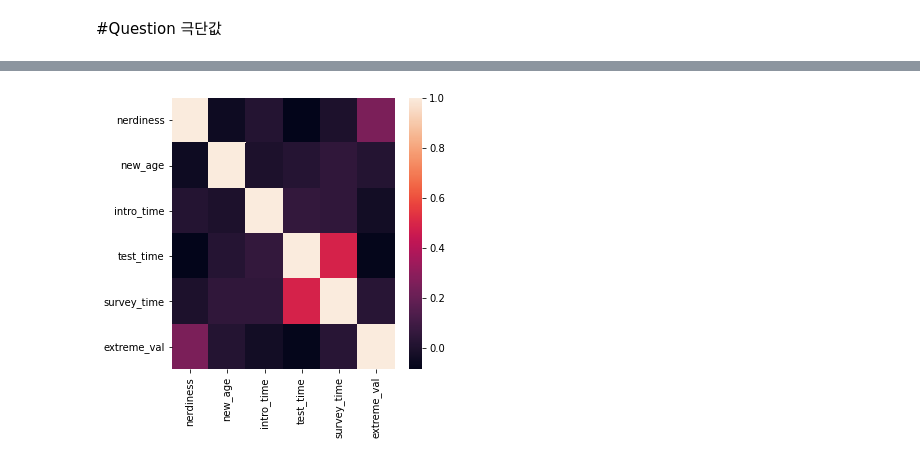
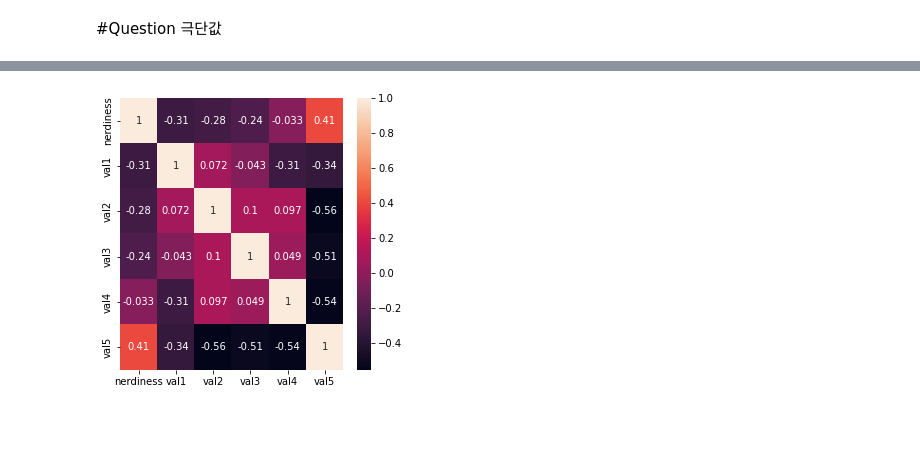
Before and after one commit to hwangsaeyeon/dacon, a Jupyter notebook: other_features.ipynb, the cells around one changed output, grey strips where cells are left out. Saved outputs shown, nothing was run; the diff lists cells and outputs as text; code cells hidden in the pictures; blank space fills up the shorter version.

```diff
--- a/other_features.ipynb
+++ b/other_features.ipynb
@@ -401,5 +413,3 @@ plt.boxplot(fill_train['surveyelapse'])
  'fliers': [<matplotlib.lines.Line2D at 0x...>],
  'means': []}
 [figure]
-# %%
-train = fill_train.drop([13840,6318,14665,5196,6836,3698,12427,373,4367,1702])
@@ -458,3 +482,0 @@ for i in train.index:
-# %%
-train.loc[:,'extreme_val']=extreme_val
-train
@@ -475,0 +483,7 @@ train
+# %%
+train.loc[:,'val1']=one
+train.loc[:,'val2']=two
+train.loc[:,'val3']=three
+train.loc[:,'val4']=four
+train.loc[:,'val5']=five
+train
@@ -476,9 +505,10 @@ train
 # %%
 import seaborn as sns
 
 plt.figure(figsize=(5,5))
-sns.heatmap(train.loc[:,['nerdiness','new_age','intro_time','test_time','survey_time','extreme_val']].corr(),
+sns.heatmap(train.loc[:,['nerdiness','val1','val2','val3','val4','val5']].corr(),
+            annot=True
             )
 plt.show()
 # %% [output]
-[figure, old version]
+[figure, new version]
```
Also changed, not shown: parts of 6 cells of this notebook.
